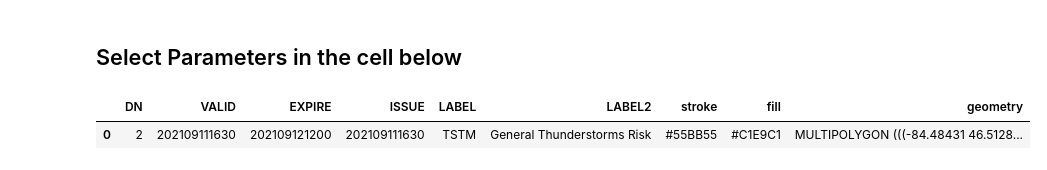
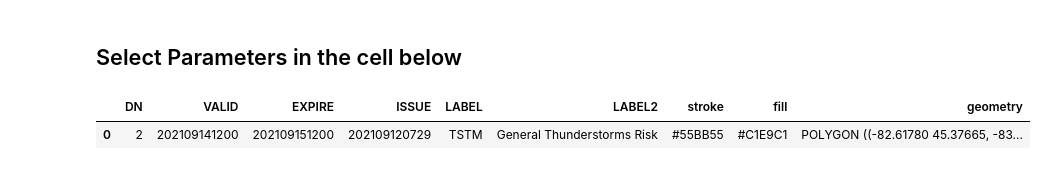
Before and after one commit to frontogenesis/metpy, a Jupyter notebook: notebooks/spc/Categorical.ipynb, the cells around one changed output. Cells and saved outputs as stored; diff of their text form; code cells hidden in the pictures.

```diff
--- a/notebooks/spc/Categorical.ipynb
+++ b/notebooks/spc/Categorical.ipynb
@@ -15,22 +15,26 @@ from Map import Map
 # %% [markdown]
 ## Select Parameters in the cell below
 # %%
-SPC_DAY = 1
-LOCATION = 'southeast'
-STATE_MASK = 'FL'
+SPC_DAY = 3
+LOCATION = 'conus'
+STATE_MASK = 'TX'
 # %%
 def get_gdf(day, state_mask):
     '''Get SPC Day n shapefile and apply U.S. state mask'''
     # Read in US States Shapefile
     gdf_mask = geopandas.read_file('../../gis/tl_2017_us_state/tl_2017_us_state.shp')
-    return geopandas.read_file(f'https://www.spc.noaa.gov/products/outlook/day{day}otlk-shp.zip',
-                               mask=gdf_mask[gdf_mask.STUSPS==state_mask.upper()])
+
+    if SPC_DAY <= 3:
+        return geopandas.read_file(f'https://www.spc.noaa.gov/products/outlook/day{day}otlk-shp.zip',
+                                   mask=gdf_mask[gdf_mask.STUSPS==state_mask.upper()])
+    else:
+        return geopandas.read_file(f'https://www.spc.noaa.gov/products/exper/day4-8/day{day}prob-shp.zip')
 
 cat_gdf = get_gdf(SPC_DAY, STATE_MASK)
 cat_gdf
 # %% [output]
 |  | DN | VALID | EXPIRE | ISSUE | LABEL | LABEL2 | stroke | fill | geometry |
-| 0 | 2 | 202109111630 | 202109121200 | 202109111630 | TSTM | General Thunderstorms Risk | #55BB55 | #C1E9C1 | MULTIPOLYGON (((-84.48431 46.5128... |
+| 0 | 2 | 202109141200 | 202109151200 | 202109120729 | TSTM | General Thunderstorms Risk | #55BB55 | #C1E9C1 | POLYGON ((-82.61780 45.37665, -83... |
 # %%
 def convert_datetime_from_spc_to_local(string):
     from_zone = tz.gettz('UTC')
```
Also changed, not shown: parts of 2 cells of this notebook.
